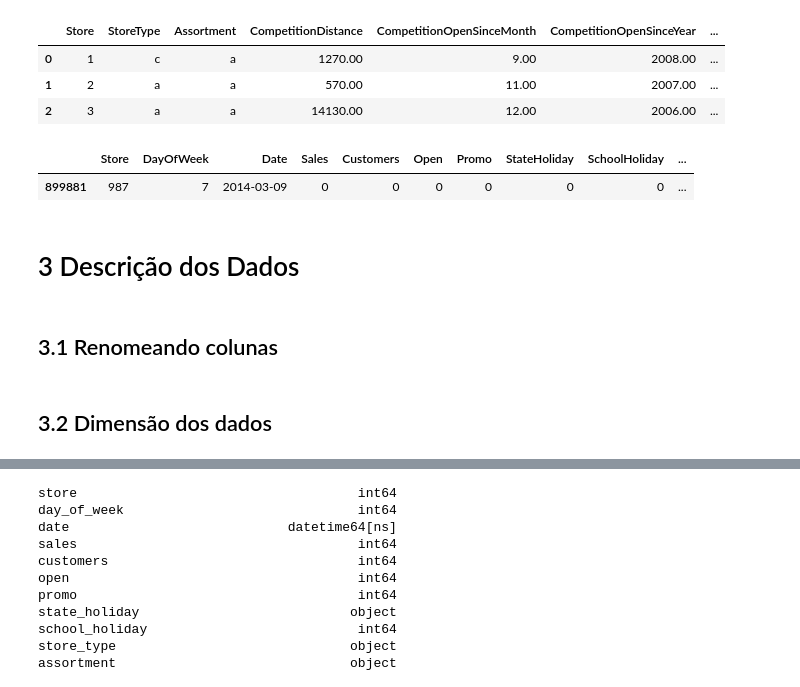
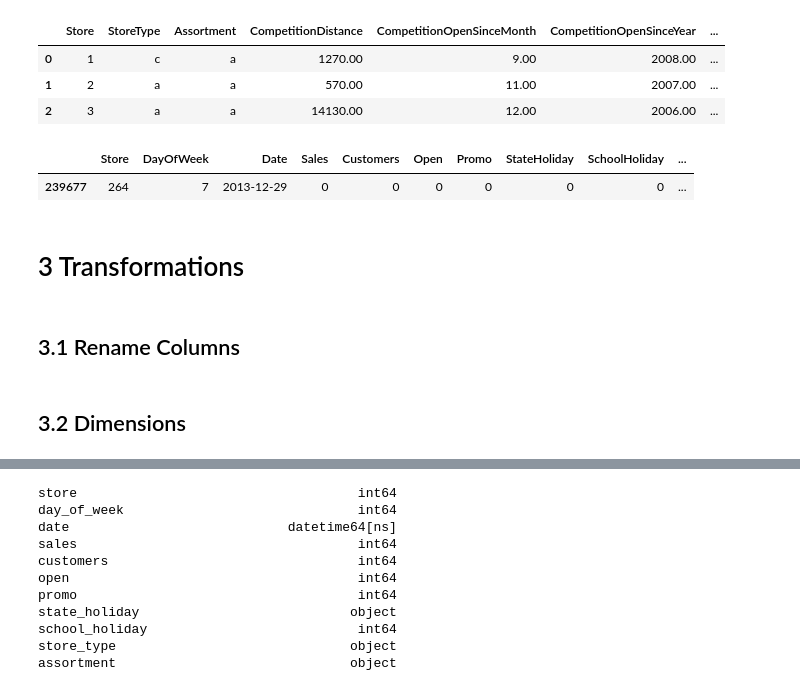
Before and after one commit to MarcosRMG/comunidade_ds_projetos, a Jupyter notebook: notebooks/Previsão de Vendas.ipynb, the cells around one changed output, grey strips where cells are left out. Drawn from its saved outputs; the diff is of its cells as text; code cells hidden in the pictures.

```diff
--- a/notebooks/Previsão de Vendas.ipynb
+++ b/notebooks/Previsão de Vendas.ipynb
@@ -43,8 +54,8 @@ df_cru = pd.merge(df_vendas_cru, df_lojas_cru, how='inner', on='Store')
 # %%
-df_cru.sample()
+#df_raw.sample()
 # %% [output]
 |  | Store | DayOfWeek | Date | Sales | Customers | Open | Promo | StateHoliday | SchoolHoliday | ... |
-| 899881 | 987 | 7 | 2014-03-09 | 0 | 0 | 0 | 0 | 0 | 0 | ... |
+| 239677 | 264 | 7 | 2013-12-29 | 0 | 0 | 0 | 0 | 0 | 0 | ... |
 # %% [markdown]
-# 3 Descrição dos Dados
+# 3 Transformations
 # %%
@@ -52,3 +63,3 @@ df1 = df_cru.copy()
 # %% [markdown]
-## 3.1 Renomeando colunas
+## 3.1 Rename Columns
 # %%
@@ -63,3 +74,3 @@ df1.columns = novas_colunas
 # %% [markdown]
-## 3.2 Dimensão dos dados
+## 3.2 Dimensions
 # %%
```
Also changed, not shown: parts of 52 cells of this notebook.
